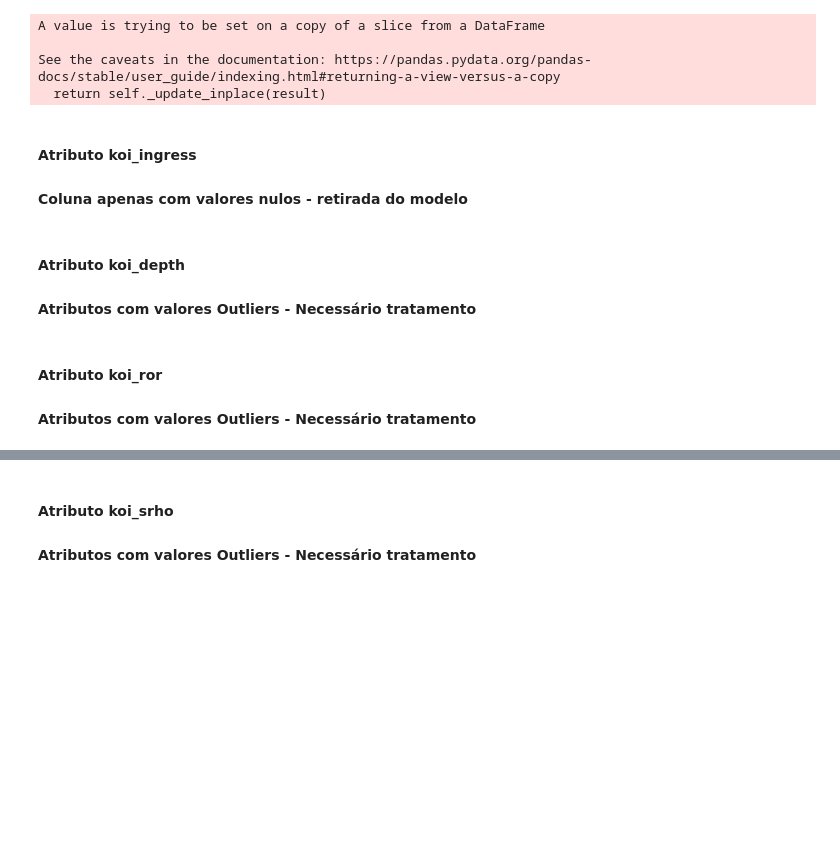
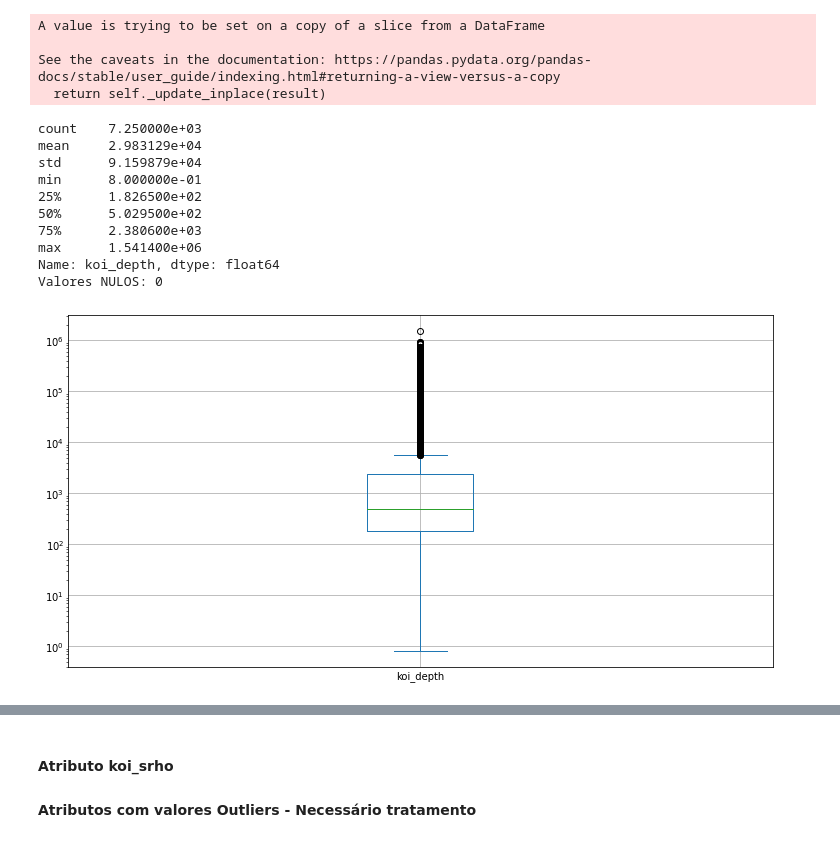
Before and after one commit to diogopena/exoplanet_classification_ml_model, a Jupyter notebook: exoplanet-ml-model-pt-br.ipynb, the cells around one changed output, grey strips where cells are left out. Cells and saved outputs as stored; diff of their text form; code cells hidden in the pictures; blank space fills up the shorter version.

Commit message:
Kaggle Notebook | exoplanet_ml_model[PT-BR] | Version 11

```diff
--- a/exoplanet-ml-model-pt-br.ipynb
+++ b/exoplanet-ml-model-pt-br.ipynb
@@ -286,6 +278,3 @@ A value is trying to be set on a copy of a slice from a DataFrame
 
 See the caveats in the documentation: https://pandas.pydata.org/pandas-docs/stable/user_guide/indexing.html#returning-a-view-versus-a-copy
   return self._update_inplace(result)
-# %% [markdown]
-#### Atributo koi_ingress
-#### Coluna apenas com valores nulos - retirada do modelo
@@ -295,11 +281,20 @@ df_exoplanets = df_exoplanets.drop(['koi_ingress'],axis=1)
-# %% [markdown]
-#### Atributo koi_depth
-#### Atributos com valores Outliers - Necessário tratamento
 # %%
-print(df_exoplanets.koi_depth.isna().any())
-print(df_exoplanets.koi_depth.describe())
-df_exoplanets.koi_depth.plot(kind='box')
-plt.show()
+# Atributo koi_depth com valores Outliers
+#print(df_exoplanets.koi_depth.describe())
+#print('Valores NULOS: ' + str(df_exoplanets.koi_impact.isna().sum()))
+#df_exoplanets.koi_depth.plot(kind='box',figsize=(10,5),logy=True)
+#plt.show()
+
+# Outliers mantidos por terem significado
+# %% [output]
+count    7.250000e+03
+mean     2.983129e+04
+std      9.159879e+04
+min      8.000000e-01
+25%      1.826500e+02
+50%      5.029500e+02
+75%      2.380600e+03
+max      1.541400e+06
+Name: koi_depth, dtype: float64
+Valores NULOS: 0
+[figure, added]
-# %% [markdown]
-#### Atributo koi_ror
-#### Atributos com valores Outliers - Necessário tratamento
```
Also changed, not shown: parts of 33 cells of this notebook.
